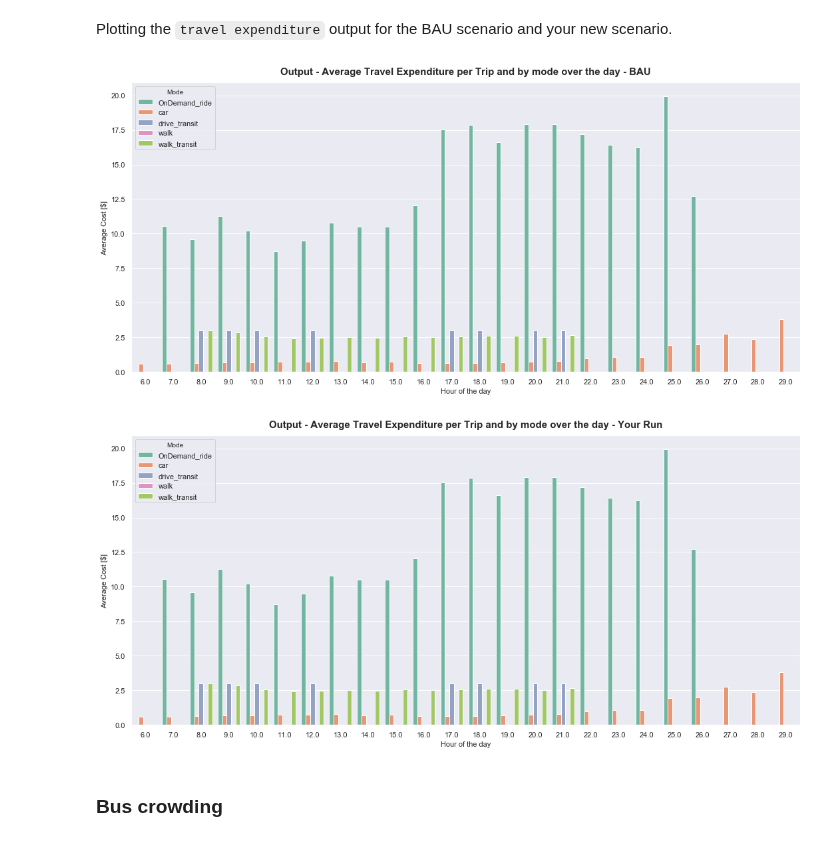
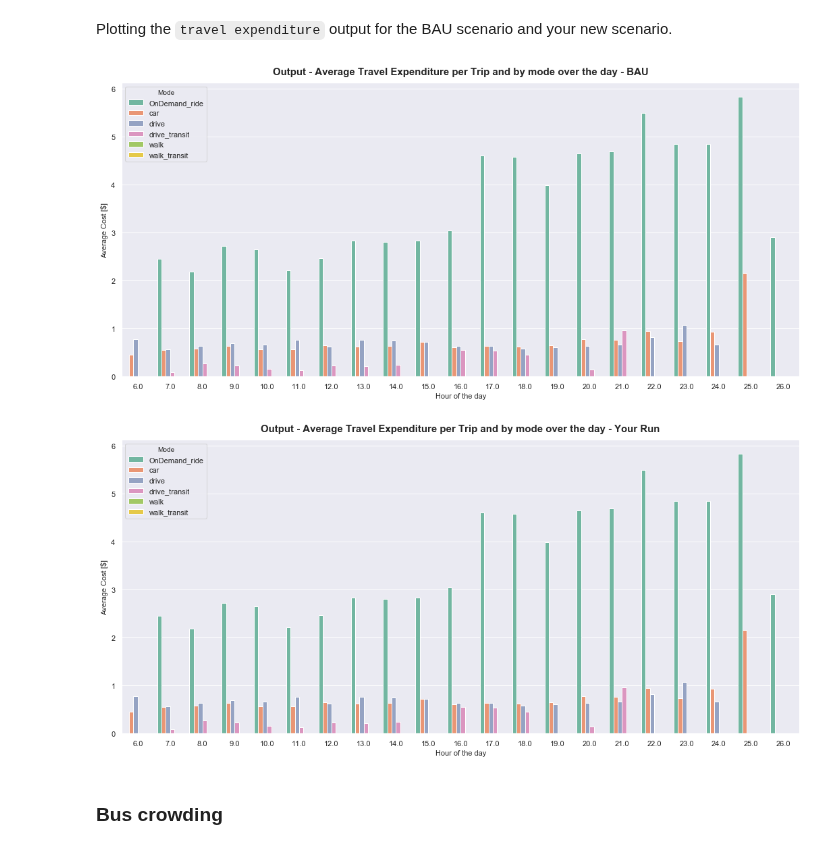
Before and after one commit to bistro-its-berkeley/BISTRO-Starter-Kit, a Jupyter notebook: examples/Visualization.ipynb, the cells around one changed output. Saved outputs shown, nothing was run; the diff lists cells and outputs as text; code cells hidden in the pictures.

```diff
--- a/examples/Visualization.ipynb
+++ b/examples/Visualization.ipynb
@@ -388,11 +332,11 @@ AttributeError: module 'visualization' has no attribute 'plot_accessibility'
 # %% [markdown]
 Plotting the `travel expenditure` output for the BAU scenario and your new scenario.
 # %%
-_ = viz.plot_average_travel_expenditure_per_trip_per_mode_over_day(legs_df_bau, "BAU")
-_ = viz.plot_average_travel_expenditure_per_trip_per_mode_over_day(legs_df, "Your Run")
+_ = viz.plot_average_travel_expenditure_per_trip_per_mode_over_day(trips_df_bau, "BAU")
+_ = viz.plot_average_travel_expenditure_per_trip_per_mode_over_day(trips_df, "Your Run")
 # %% [output]
-[figure, old version]
+[figure, new version]
-[figure, old version]
+[figure, new version]
 # %% [markdown]
 ### Bus crowding
 # %% [markdown]
```
Also changed, not shown: parts of 23 cells of this notebook, 6 other files.
